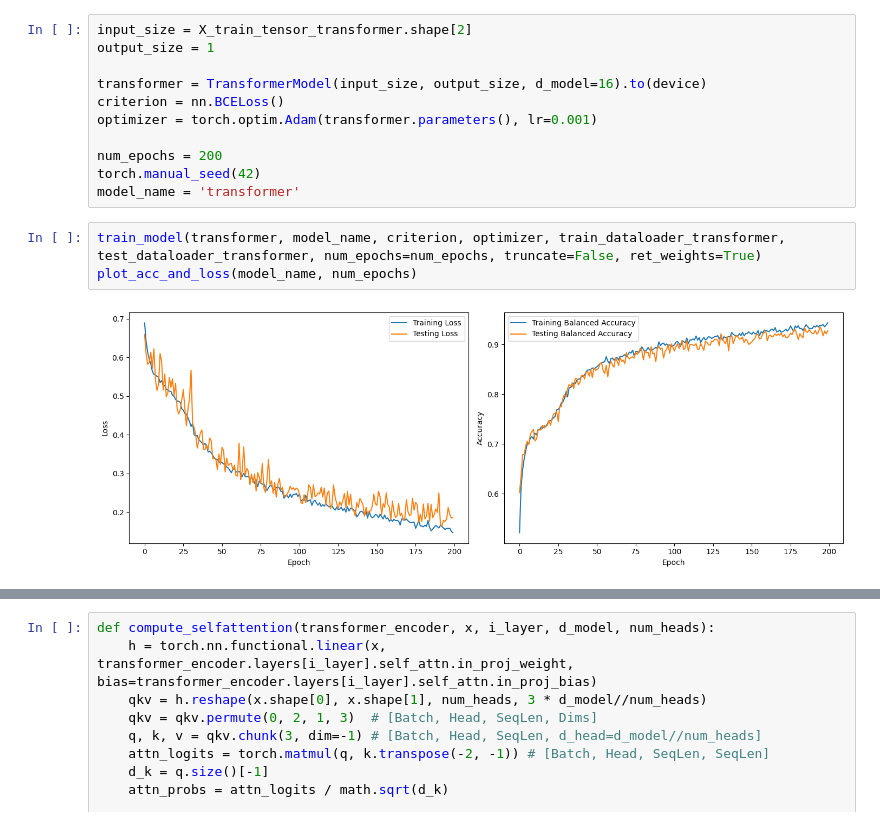
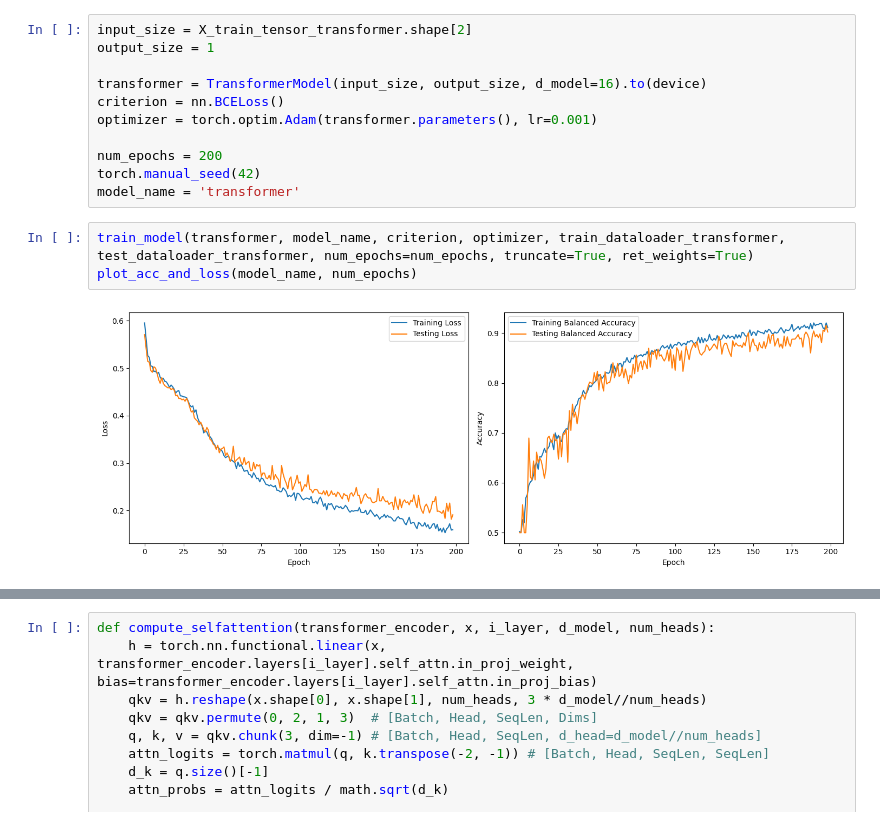
Before and after one commit to jlohunecke/ML4HC_project2, a Jupyter notebook: proj2_pt1.ipynb, the cells around one changed output, grey strips where cells are left out. Drawn from its saved outputs; the diff is of its cells as text.

```diff
--- a/proj2_pt1.ipynb
+++ b/proj2_pt1.ipynb
@@ -651,10 +651,10 @@ num_epochs = 200
 torch.manual_seed(42)
 model_name = 'transformer'
 # %%
-train_model(transformer, model_name, criterion, optimizer, train_dataloader_transformer, test_dataloader_transformer, num_epochs=num_epochs, truncate=False, ret_weights=True)
+train_model(transformer, model_name, criterion, optimizer, train_dataloader_transformer, test_dataloader_transformer, num_epochs=num_epochs, truncate=True, ret_weights=True)
 plot_acc_and_loss(model_name, num_epochs)
 # %% [output]
-[figure, old version]
+[figure, new version]
 # %%
 transformer = TransformerModel(input_size, output_size, d_model=16).to(device)
 
```
Also changed, not shown: parts of 2 cells of this notebook, 10 other files.
